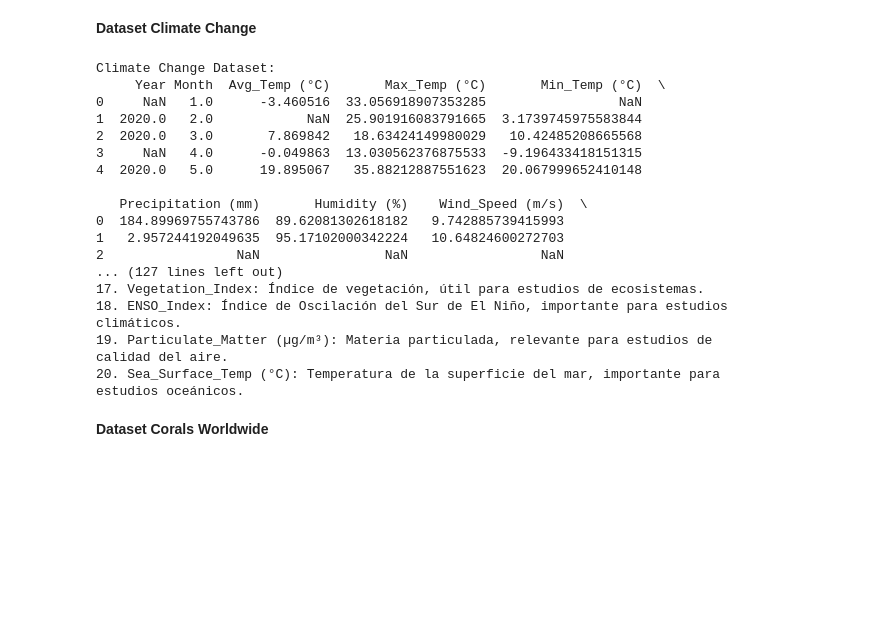
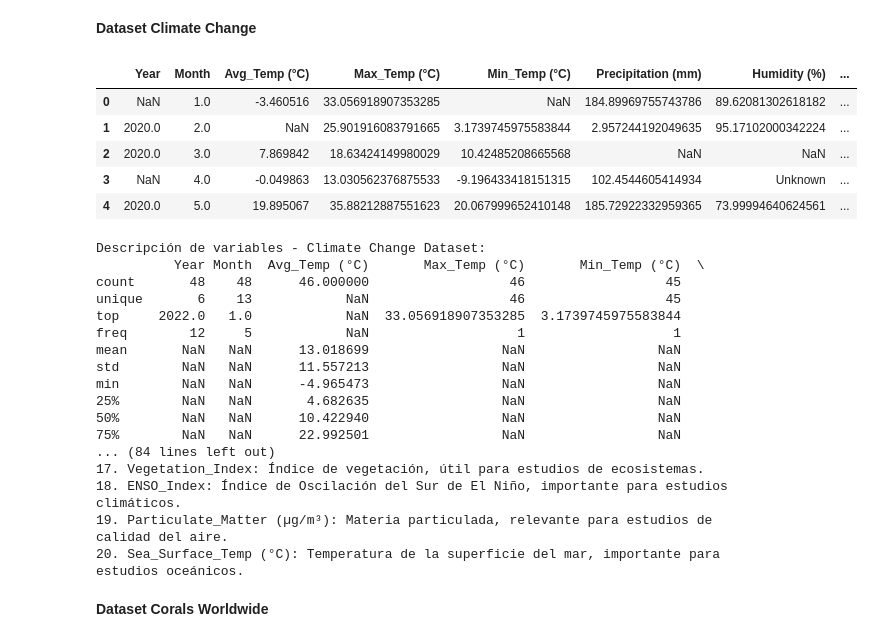
Before and after one commit to belenjmlavin/Dataset.Earth-cience, a Jupyter notebook: dataset_munoz.ipynb, the cells around one changed output. Saved outputs shown, nothing was run; the diff lists cells and outputs as text; code cells hidden in the pictures; blank space fills up the shorter version.

```diff
--- a/dataset_munoz.ipynb
+++ b/dataset_munoz.ipynb
@@ -1,15 +1,20 @@
 # %% [markdown]
 **Dataset Climate Change**
+# %%
+import pandas as pd
+# Cargar datos
+df = pd.read_csv('/content/Datasets Climate Change/climate_change_dataset.csv')
+
+# Mostrar los primeros 5 registros
+df.head()
+# %% [output]
+|  | Year | Month | Avg_Temp (°C) | Max_Temp (°C) | Min_Temp (°C) | Precipitation (mm) | Humidity (%) | ... |
+| 0 | NaN | 1.0 | -3.460516 | 33.056918907353285 | NaN | 184.89969755743786 | 89.62081302618182 | ... |
+| 1 | 2020.0 | 2.0 | NaN | 25.901916083791665 | 3.1739745975583844 | 2.957244192049635 | 95.17102000342224 | ... |
+| 2 | 2020.0 | 3.0 | 7.869842 | 18.63424149980029 | 10.42485208665568 | NaN | NaN | ... |
+| 3 | NaN | 4.0 | -0.049863 | 13.030562376875533 | -9.196433418151315 | 102.4544605414934 | Unknown | ... |
+| 4 | 2020.0 | 5.0 | 19.895067 | 35.88212887551623 | 20.067999652410148 | 185.72922332959365 | 73.99994640624561 | ... |
 # %%
-# Importar librerías
-import pandas as pd
-
-# Cargar el dataset
-climate_df = pd.read_csv('/content/Datasets Climate Change/climate_change_dataset.csv')
-
-# Mostrar las primeras filas del dataset
-print("Climate Change Dataset:")
-print(climate_df.head())
 
 # Descripción de las variables del Climate Change Dataset
 print("\nDescripción de variables - Climate Change Dataset:")
@@ -38,19 +43,19 @@ print("18. ENSO_Index: Índice de Oscilación del Sur de El Niño, importante pa
 print("19. Particulate_Matter (µg/m³): Materia particulada, relevante para estudios de calidad del aire.")
 print("20. Sea_Surface_Temp (°C): Temperatura de la superficie del mar, importante para estudios oceánicos.")
 # %% [output]
-Climate Change Dataset:
-     Year Month  Avg_Temp (°C)       Max_Temp (°C)       Min_Temp (°C)  \
-0     NaN   1.0      -3.460516  33.056918907353285                 NaN
-1  2020.0   2.0            NaN  25.901916083791665  3.1739745975583844
-2  2020.0   3.0       7.869842   18.63424149980029   10.42485208665568
-3     NaN   4.0      -0.049863  13.030562376875533  -9.196433418151315
-4  2020.0   5.0      19.895067   35.88212887551623  20.067999652410148
-
-   Precipitation (mm)       Humidity (%)    Wind_Speed (m/s)  \
-0  184.89969755743786  89.62081302618182   9.742885739415993
-1   2.957244192049635  95.17102000342224   10.64824600272703
-2                 NaN                NaN                 NaN
-... (127 lines left out)
+Descripción de variables - Climate Change Dataset:
+          Year Month  Avg_Temp (°C)       Max_Temp (°C)       Min_Temp (°C)  \
+count       48    48      46.000000                  46                  45
+unique       6    13            NaN                  46                  45
+top     2022.0   1.0            NaN  33.056918907353285  3.1739745975583844
+freq        12     5            NaN                   1                   1
+mean       NaN   NaN      13.018699                 NaN                 NaN
+std        NaN   NaN      11.557213                 NaN                 NaN
+min        NaN   NaN      -4.965473                 NaN                 NaN
+25%        NaN   NaN       4.682635                 NaN                 NaN
+50%        NaN   NaN      10.422940                 NaN                 NaN
+75%        NaN   NaN      22.992501                 NaN                 NaN
+... (84 lines left out)
 17. Vegetation_Index: Índice de vegetación, útil para estudios de ecosistemas.
 18. ENSO_Index: Índice de Oscilación del Sur de El Niño, importante para estudios climáticos.
 19. Particulate_Matter (µg/m³): Materia particulada, relevante para estudios de calidad del aire.
```
Also changed, not shown: parts of 5 cells of this notebook.
